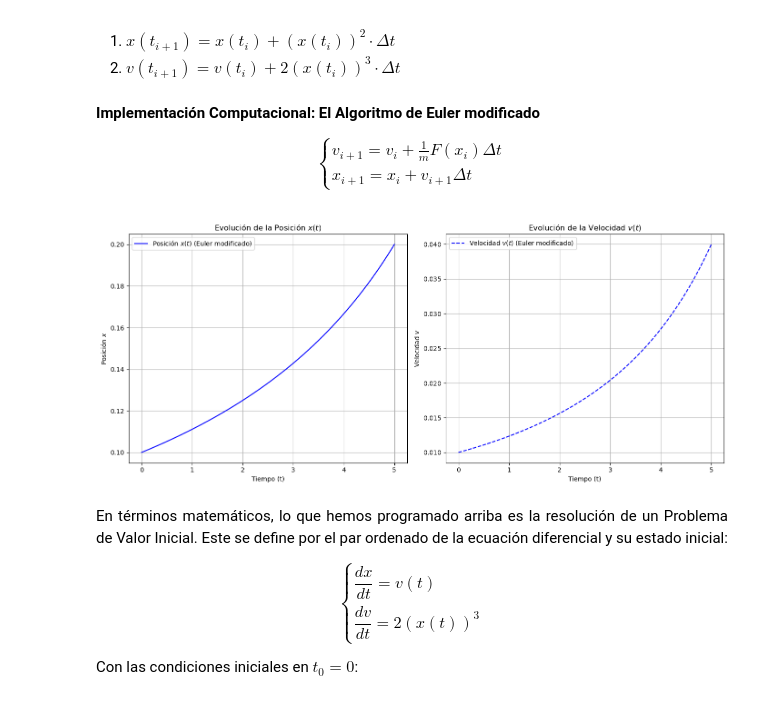
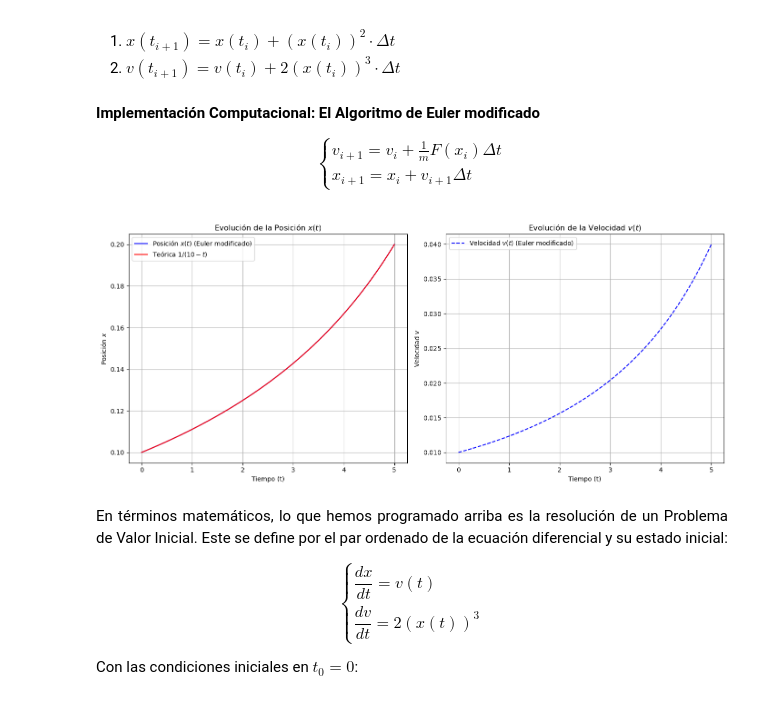
Before and after one commit to LagrangianLad/physics-lab, a Jupyter notebook: Computational physics/lab.ipynb, the cells around one changed output. Cells and saved outputs as stored; diff of their text form; code cells hidden in the pictures.

```diff
--- a/Computational physics/lab.ipynb
+++ b/Computational physics/lab.ipynb
@@ -1115,31 +1127,33 @@ for i in range(N):
     output_v_ec.append(vsiguiente)
 # %%
 tiempo = np.linspace(tinicial, tfinal, len(output_x_ec))
+posicion_teorica = 1 / (10 - tiempo)
 
 plt.figure(figsize=(14, 6)) # Aumentamos el tamaño para que los gráficos se vean mejor
 
 # Gráfico de Posición (x(t))
 plt.subplot(1, 2, 1) # 1 fila, 2 columnas, primer gráfico
 plt.plot(tiempo, output_x_ec, label='Posición $x(t)$ (Euler modificado)', color='blue')
+plt.plot(tiempo, posicion_teorica, label='Teórica $1/(10-t)$', color='red')
 plt.title('Evolución de la Posición $x(t)$')
 plt.xlabel('Tiempo (t)')
 plt.ylabel('Posición $x$')
 plt.legend()
 plt.grid(True)
 
 # Gráfico de Velocidad (v(t))
 plt.subplot(1, 2, 2) # 1 fila, 2 columnas, segundo gráfico
 plt.plot(tiempo, output_v_ec, "--", label='Velocidad $v(t)$ (Euler modificado)', color='blue')
 plt.title('Evolución de la Velocidad $v(t)$')
 plt.xlabel('Tiempo (t)')
 plt.ylabel('Velocidad $v$')
 plt.legend()
 plt.grid(True)
 
 plt.tight_layout()
 plt.show()
 # %% [output]
-[figure, old version]
+[figure, new version]
 # %% [markdown]
 <p style="text-indent: 0em; text-align: justify;">En términos matemáticos, lo que hemos programado arriba es la resolución de un Problema de Valor Inicial. Este se define por el par ordenado de la ecuación diferencial y su estado inicial:
 
```
Also changed, not shown: parts of 17 cells of this notebook, 1 other file.
